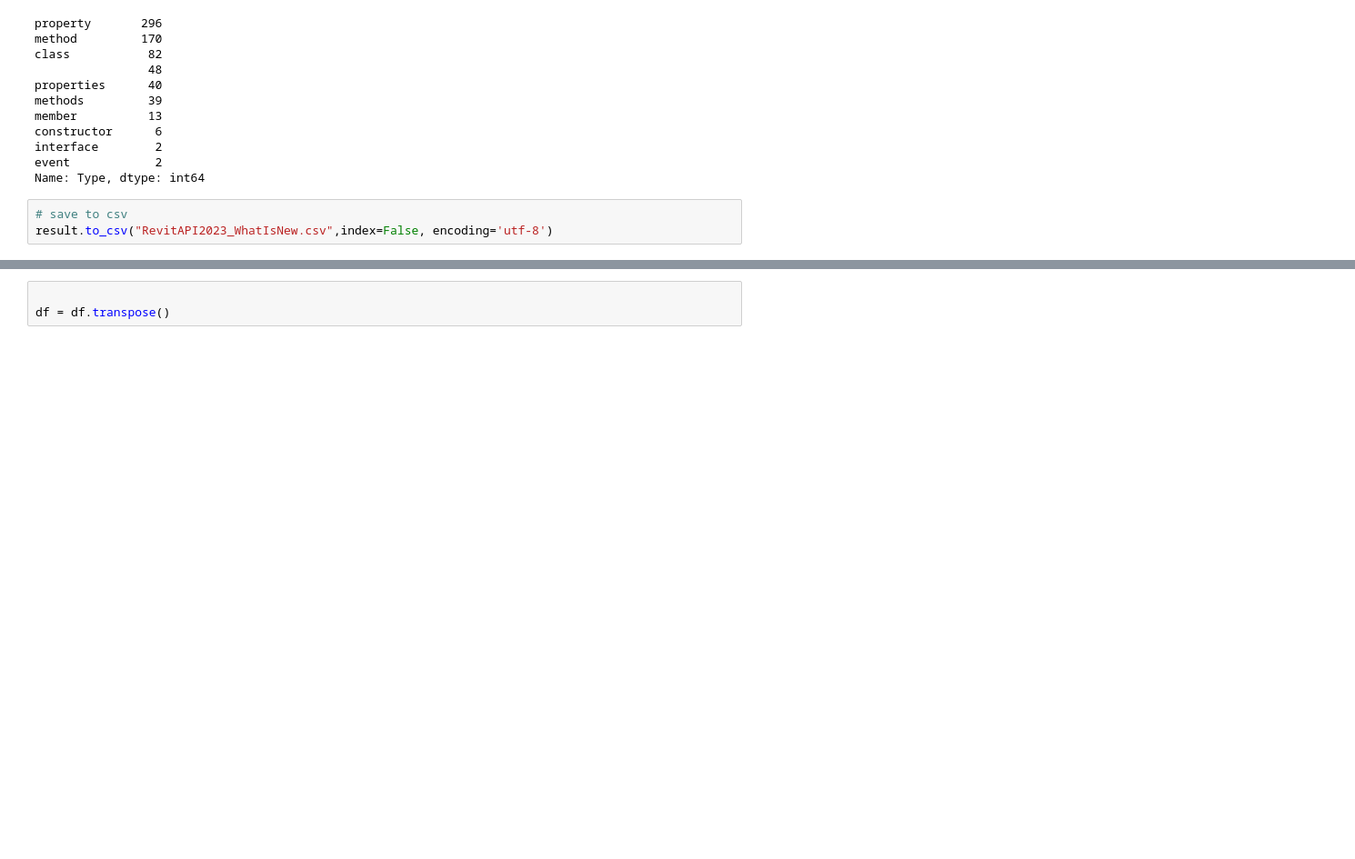
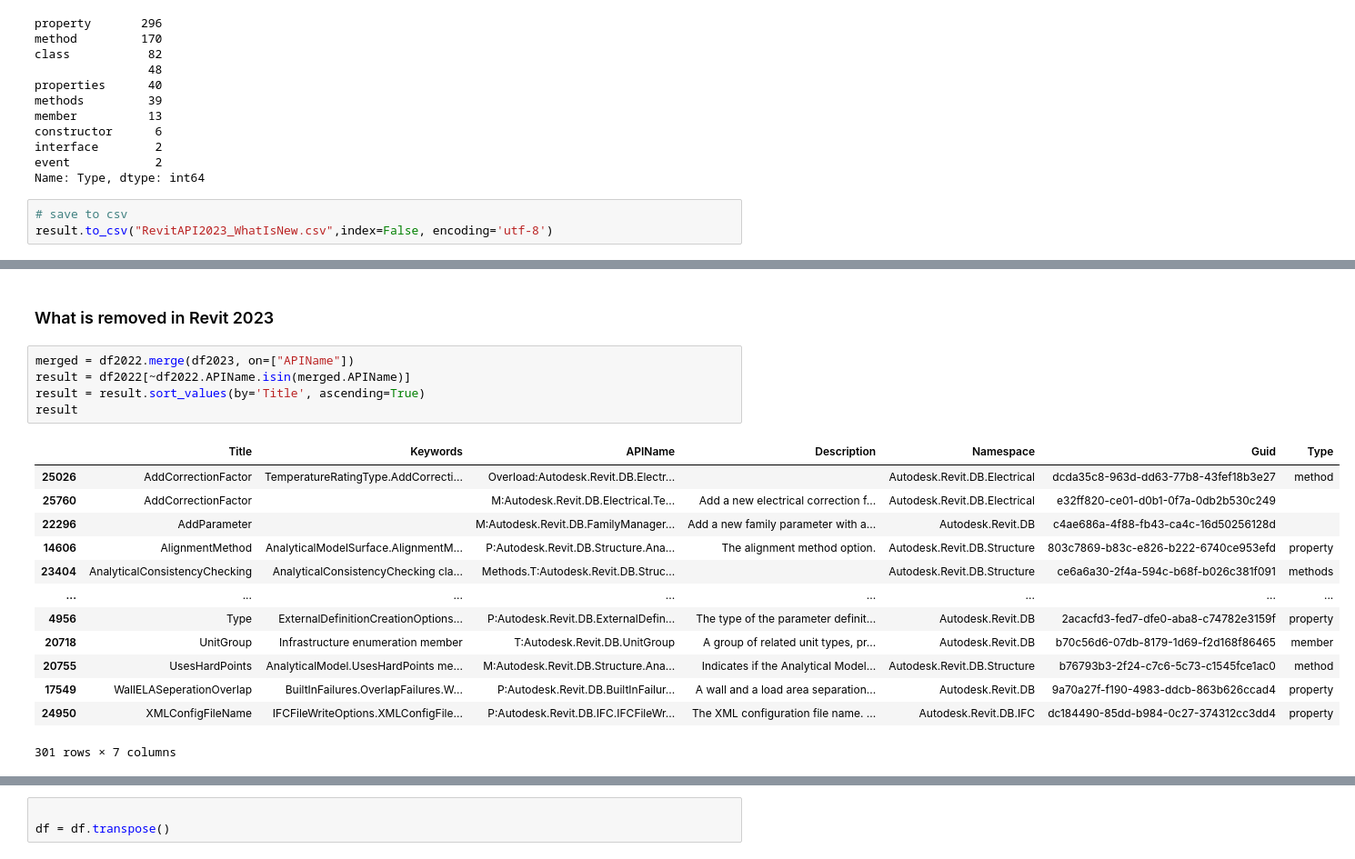
Before and after one commit to chuongmep/RevitAPIDocGen, a Jupyter notebook: JsonRevitAPI.ipynb, the cells around one changed output, grey strips where cells are left out. Shown: that part at 91% size. Drawn from its saved outputs; the diff is of its cells as text; blank space fills up the shorter version.

```diff
--- a/JsonRevitAPI.ipynb
+++ b/JsonRevitAPI.ipynb
@@ -253,0 +254,21 @@ df2022.head(5)
+# %% [markdown]
+### What is removed in Revit 2023
+# %%
+merged = df2022.merge(df2023, on=["APIName"])
+result = df2022[~df2022.APIName.isin(merged.APIName)]
+result = result.sort_values(by='Title', ascending=True)
+result
+# %% [output]
+|  | Title | Keywords | APIName | Description | Namespace | Guid | Type |
+| 25026 | AddCorrectionFactor | TemperatureRatingType.AddCorrecti... | Overload:Autodesk.Revit.DB.Electr... |  | Autodesk.Revit.DB.Electrical | dcda35c8-963d-dd63-77b8-43fef18b3e27 | method |
+| 25760 | AddCorrectionFactor |  | M:Autodesk.Revit.DB.Electrical.Te... | Add a new electrical correction f... | Autodesk.Revit.DB.Electrical | e32ff820-ce01-d0b1-0f7a-0db2b530c249 |  |
+| 22296 | AddParameter |  | M:Autodesk.Revit.DB.FamilyManager... | Add a new family parameter with a... | Autodesk.Revit.DB | c4ae686a-4f88-fb43-ca4c-16d50256128d |  |
+| 14606 | AlignmentMethod | AnalyticalModelSurface.AlignmentM... | P:Autodesk.Revit.DB.Structure.Ana... | The alignment method option. | Autodesk.Revit.DB.Structure | 803c7869-b83c-e826-b222-6740ce953efd | property |
+| 23404 | AnalyticalConsistencyChecking | AnalyticalConsistencyChecking cla... | Methods.T:Autodesk.Revit.DB.Struc... |  | Autodesk.Revit.DB.Structure | ce6a6a30-2f4a-594c-b68f-b026c381f091 | methods |
+| ... | ... | ... | ... | ... | ... | ... | ... |
+| 4956 | Type | ExternalDefinitionCreationOptions... | P:Autodesk.Revit.DB.ExternalDefin... | The type of the parameter definit... | Autodesk.Revit.DB | 2acacfd3-fed7-dfe0-aba8-c74782e3159f | property |
+| 20718 | UnitGroup | Infrastructure enumeration member | T:Autodesk.Revit.DB.UnitGroup | A group of related unit types, pr... | Autodesk.Revit.DB | b70c56d6-07db-8179-1d69-f2d168f86465 | member |
+| 20755 | UsesHardPoints | AnalyticalModel.UsesHardPoints me... | M:Autodesk.Revit.DB.Structure.Ana... | Indicates if the Analytical Model... | Autodesk.Revit.DB.Structure | b76793b3-2f24-c7c6-5c73-c1545fce1ac0 | method |
+| 17549 | WallELASeperationOverlap | BuiltInFailures.OverlapFailures.W... | P:Autodesk.Revit.DB.BuiltInFailur... | A wall and a load area separation... | Autodesk.Revit.DB | 9a70a27f-f190-4983-ddcb-863b626ccad4 | property |
+| 24950 | XMLConfigFileName | IFCFileWriteOptions.XMLConfigFile... | P:Autodesk.Revit.DB.IFC.IFCFileWr... | The XML configuration file name. ... | Autodesk.Revit.DB.IFC | dc184490-85dd-b984-0c27-374312cc3dd4 | property |
+301 rows × 7 columns
```
Also changed, not shown: parts of 3 cells of this notebook, 1 other file.
